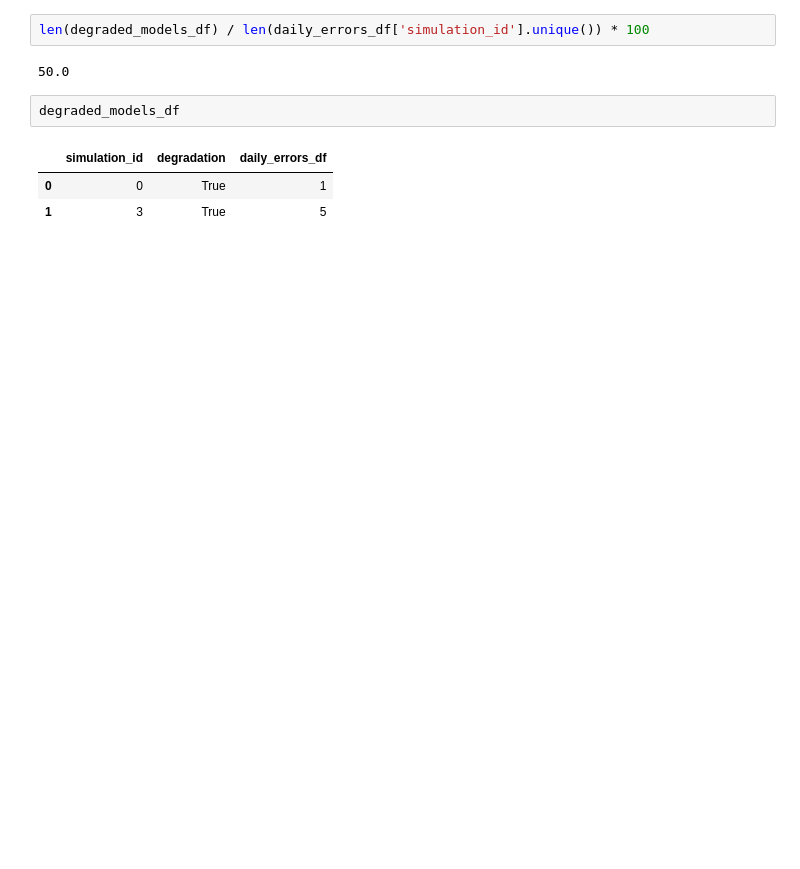
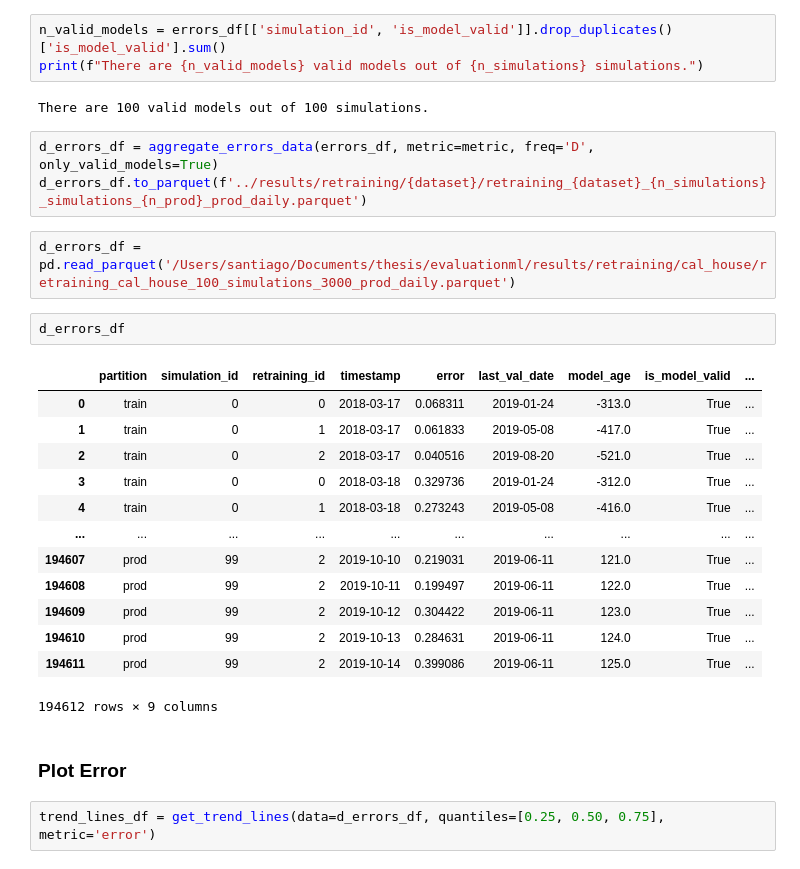
Before and after one commit to santiviquez/ageml, a Jupyter notebook: notebooks/continuous_retraining_sketch.ipynb, the cells around one changed output. Saved outputs shown, nothing was run; the diff lists cells and outputs as text; blank space fills up the shorter version.

Commit message:
formalize a bit more the continuos retraining

```diff
--- a/notebooks/continuous_retraining_sketch.ipynb
+++ b/notebooks/continuous_retraining_sketch.ipynb
@@ -184,10 +235,30 @@ degraded_models_df = degraded_models_df.groupby(['simulation_id', 'degradation']
-# %%
-len(degraded_models_df) / len(daily_errors_df['simulation_id'].unique()) * 100
-# %% [output]
-50.0
-# %%
-degraded_models_df
-# %% [output]
-|  | simulation_id | degradation | daily_errors_df |
-| 0 | 0 | True | 1 |
-| 1 | 3 | True | 5 |
+# %%
+n_valid_models = errors_df[['simulation_id', 'is_model_valid']].drop_duplicates()['is_model_valid'].sum()
+print(f"There are {n_valid_models} valid models out of {n_simulations} simulations.")
+# %% [output]
+There are 100 valid models out of 100 simulations.
+# %%
+d_errors_df = aggregate_errors_data(errors_df, metric=metric, freq='D', only_valid_models=True)
+d_errors_df.to_parquet(f'../results/retraining/{dataset}/retraining_{dataset}_{n_simulations}_simulations_{n_prod}_prod_daily.parquet')
+# %%
+d_errors_df = pd.read_parquet('/Users/santiago/Documents/thesis/evaluationml/results/retraining/cal_house/retraining_cal_house_100_simulations_3000_prod_daily.parquet')
+# %%
+d_errors_df
+# %% [output]
+|  | partition | simulation_id | retraining_id | timestamp | error | last_val_date | model_age | is_model_valid | ... |
+| 0 | train | 0 | 0 | 2018-03-17 | 0.068311 | 2019-01-24 | -313.0 | True | ... |
+| 1 | train | 0 | 1 | 2018-03-17 | 0.061833 | 2019-05-08 | -417.0 | True | ... |
+| 2 | train | 0 | 2 | 2018-03-17 | 0.040516 | 2019-08-20 | -521.0 | True | ... |
+| 3 | train | 0 | 0 | 2018-03-18 | 0.329736 | 2019-01-24 | -312.0 | True | ... |
+| 4 | train | 0 | 1 | 2018-03-18 | 0.273243 | 2019-05-08 | -416.0 | True | ... |
+| ... | ... | ... | ... | ... | ... | ... | ... | ... | ... |
+| 194607 | prod | 99 | 2 | 2019-10-10 | 0.219031 | 2019-06-11 | 121.0 | True | ... |
+| 194608 | prod | 99 | 2 | 2019-10-11 | 0.199497 | 2019-06-11 | 122.0 | True | ... |
+| 194609 | prod | 99 | 2 | 2019-10-12 | 0.304422 | 2019-06-11 | 123.0 | True | ... |
+| 194610 | prod | 99 | 2 | 2019-10-13 | 0.284631 | 2019-06-11 | 124.0 | True | ... |
+| 194611 | prod | 99 | 2 | 2019-10-14 | 0.399086 | 2019-06-11 | 125.0 | True | ... |
+194612 rows × 9 columns
+# %% [markdown]
+### Plot Error
+# %%
+trend_lines_df = get_trend_lines(data=d_errors_df, quantiles=[0.25, 0.50, 0.75], metric='error')
```
Also changed, not shown: parts of 22 cells of this notebook, 1 other file.
